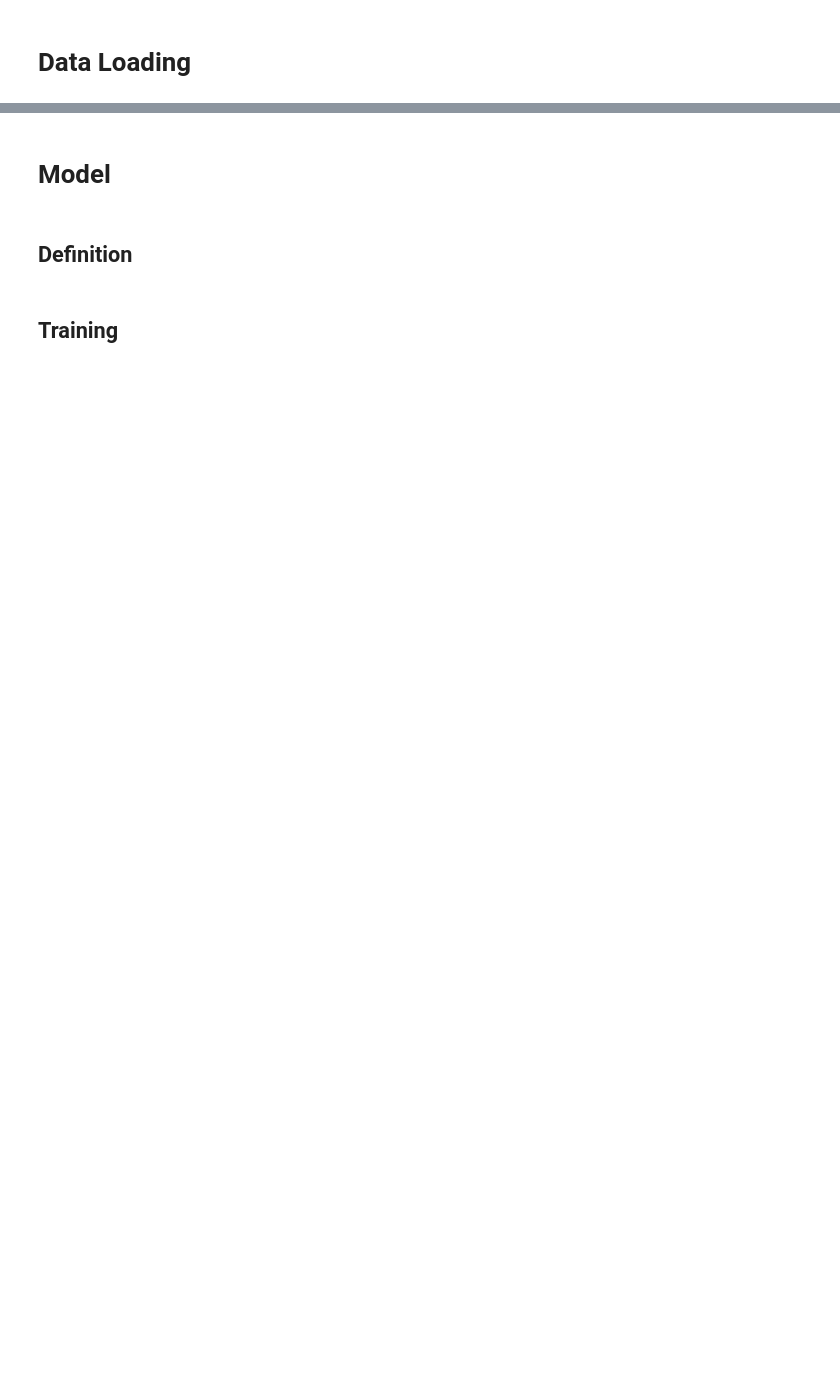
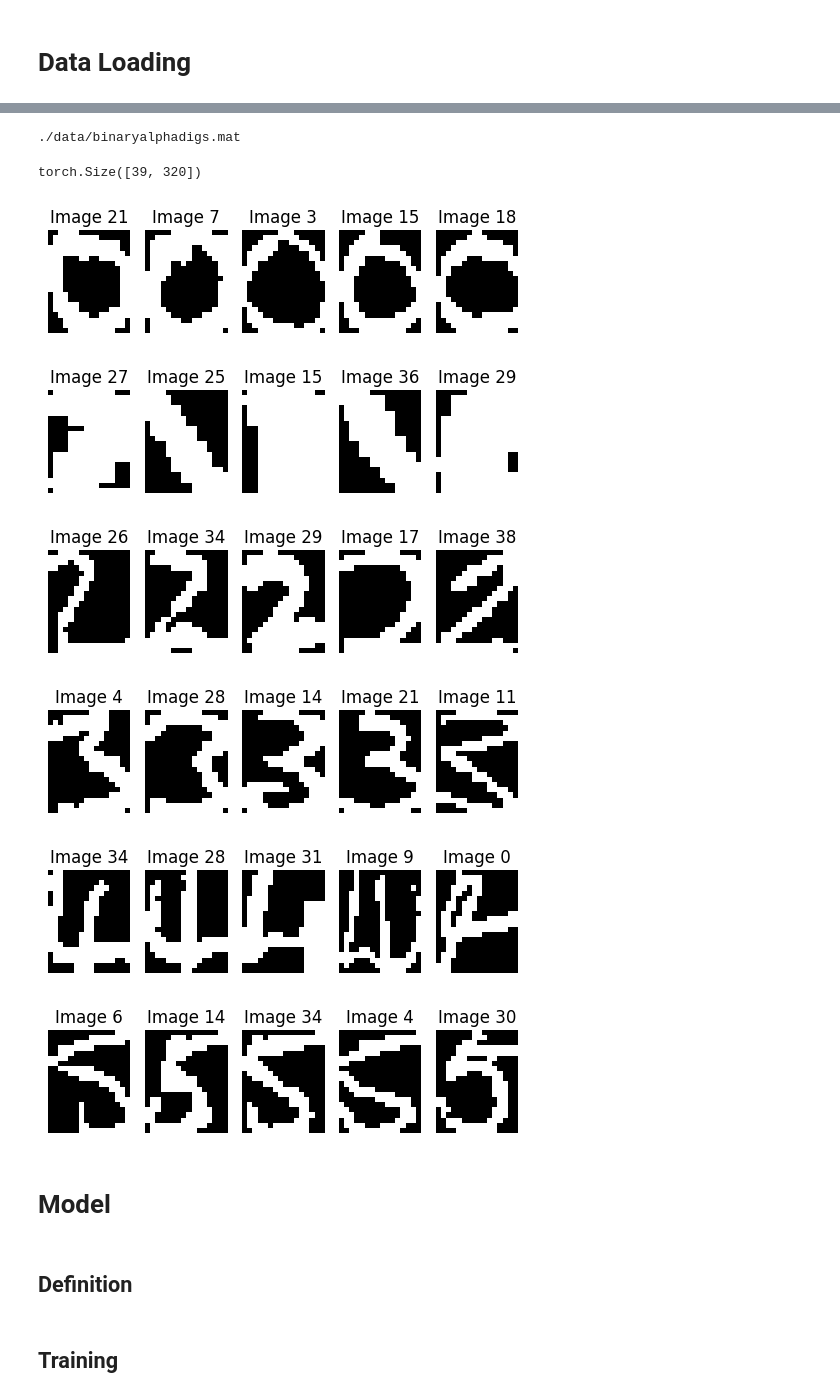
Before and after one commit to taognt/RBM, a Jupyter notebook: exploration.ipynb, the cells around one changed output, grey strips where cells are left out. Drawn from its saved outputs; the diff is of its cells as text; code cells hidden in the pictures; blank space fills up the shorter version.

```diff
--- a/exploration.ipynb
+++ b/exploration.ipynb
@@ -3,2 +17,56 @@
+# %%
+import os
+data_folder = './data'
+for dirname, _, filenames in os.walk(data_folder):
+    for filename in filenames:
+        print(os.path.join(dirname, filename))
+# %% [output]
+./data/binaryalphadigs.mat
+# %%
+data_binaryalphadigits = os.path.join(data_folder, 'binaryalphadigs.mat')
+# %%
+data = scipy.io.loadmat(data_binaryalphadigits)
+images = data['dat']
+flattened_images = [img.flatten() for img in images[0]]
+
+# convert to tensor
+image_tensor = torch.tensor(np.array(flattened_images), dtype=torch.float32)
+# %%
+import random
+
+def display_image(images, num_images=5):
+    # Randomly select indices for the images
+    random_indices = random.sample(range(len(images)), num_images)
+
+    # Set up a grid for the images
+    fig, axes = plt.subplots(1, num_images, figsize=(5, 5))
+
+    # Loop through the random indices and display each image
+    for i, idx in enumerate(random_indices):
+        image = images[idx].reshape(20, 16)  # Reshape the image to 20x16 if needed
+        axes[i].imshow(image, cmap='gray')
+        axes[i].set_title(f'Image {idx}')
+        axes[i].axis('off')  # Hide the axes
+
+    plt.tight_layout()
+    plt.show()
+# %%
+image_tensor.shape
+# %% [output]
+torch.Size([39, 320])
+# %%
+display_image(images[0])
+display_image(images[1])
+display_image(images[2])
+display_image(images[3])
+display_image(images[4])
+display_image(images[5])
+# %% [output]
+[figure, added]
+[figure, added]
+[figure, added]
+[figure, added]
+[figure, added]
+[figure, added]
 # %% [markdown]
 # Model
```
Also changed, not shown: parts of 9 cells of this notebook.
